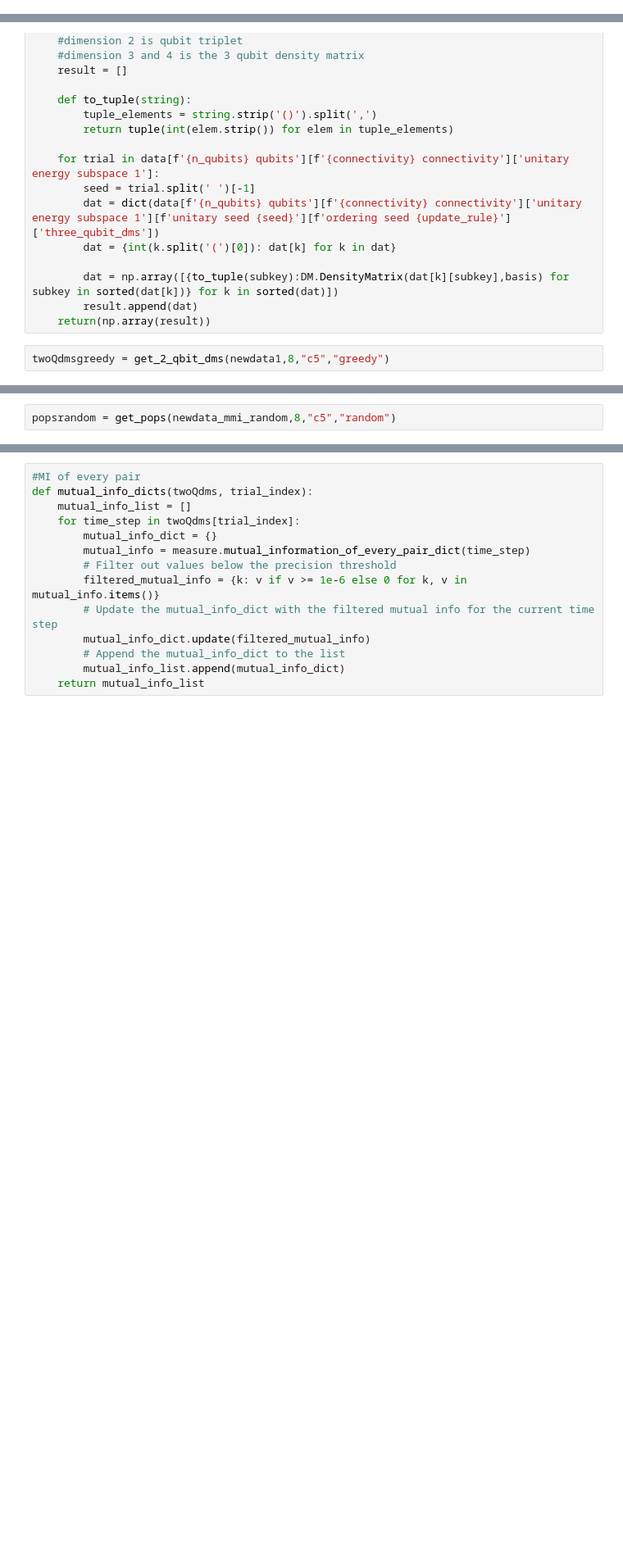
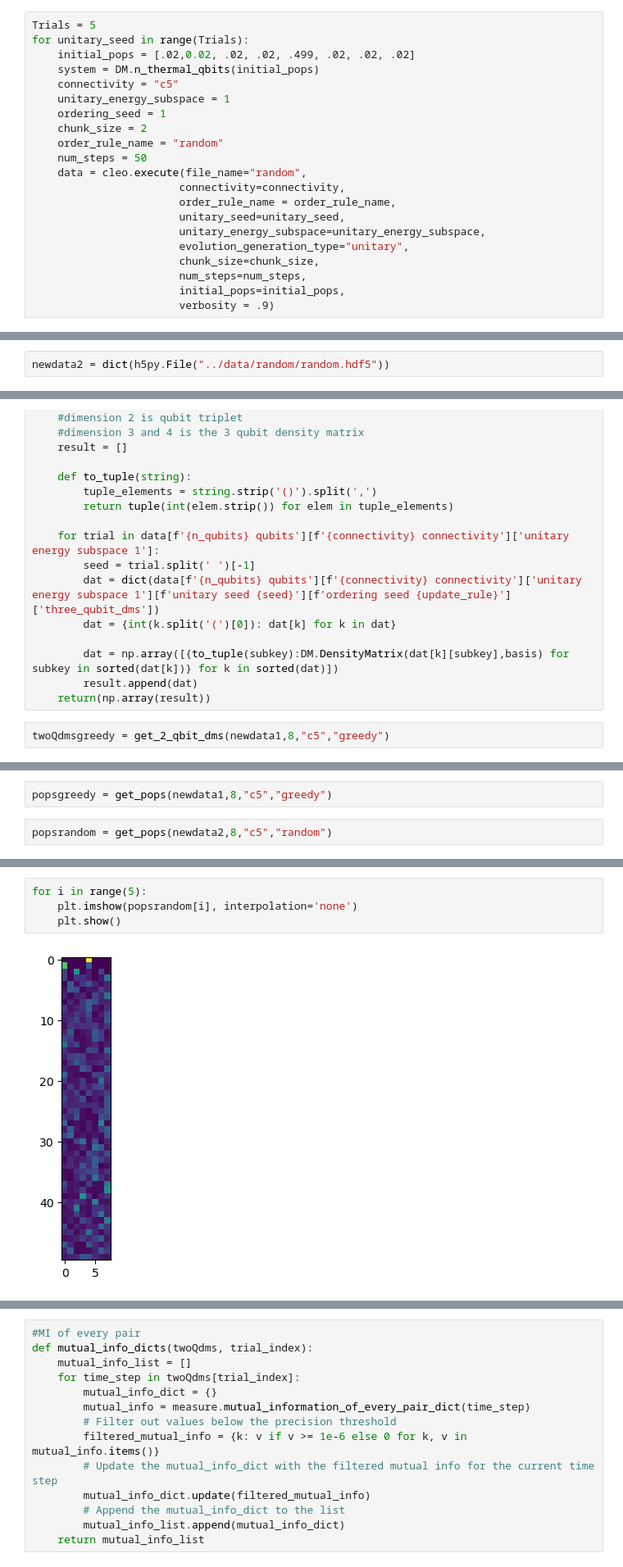
Before and after one commit to jacksonhenry3/Qnibble, a Jupyter notebook: Notebooks/MI_complexity_measures.ipynb, the cells around one changed output, grey strips where cells are left out. Shown at 82% size. Saved outputs shown, nothing was run; the diff lists cells and outputs as text; blank space fills up the shorter version.

```diff
--- a/Notebooks/MI_complexity_measures.ipynb
+++ b/Notebooks/MI_complexity_measures.ipynb
@@ -49,3 +68,24 @@ for unitary_seed in range(Trials):
 import sys as SYS; SYS.path.insert(0, '../..')
 from Scripts import hdf5merge
 hdf5merge.merge_hdf5_files("../data/greedy")
+# %%
+Trials = 5
+for unitary_seed in range(Trials):
+    initial_pops = [.02,0.02, .02, .02, .499, .02, .02, .02]
+    system = DM.n_thermal_qbits(initial_pops)
+    connectivity = "c5"
+    unitary_energy_subspace = 1
+    ordering_seed = 1
+    chunk_size = 2
+    order_rule_name = "random"
+    num_steps = 50
+    data = cleo.execute(file_name="random",
+                       connectivity=connectivity,
+                       order_rule_name = order_rule_name,
+                       unitary_seed=unitary_seed,
+                       unitary_energy_subspace=unitary_energy_subspace,
+                       evolution_generation_type="unitary",
+                       chunk_size=chunk_size,
+                       num_steps=num_steps,
+                       initial_pops=initial_pops,
+                       verbosity = .9)
@@ -62,6 +127,8 @@ from src import ket as ket
 from src import density_matrix as DM
 # %%
 newdata1 = dict(h5py.File("../data/greedy/greedy.hdf5"))
+# %%
+newdata2 = dict(h5py.File("../data/random/random.hdf5"))
 # %%
 def get_pops(data, n_qubits, connectivity,update_rule):
     #dimension 0 is each trial
@@ -122,5 +191,7 @@ twoQdmsgreedy = get_2_qbit_dms(newdata1,8,"c5","greedy")
 # %%
-popsrandom = get_pops(newdata_mmi_random,8,"c5","random")
+popsgreedy = get_pops(newdata1,8,"c5","greedy")
+# %%
+popsrandom = get_pops(newdata2,8,"c5","random")
 # %%
 for i in range(5):
     plt.imshow(popsgreedy[i], interpolation='none')
@@ -127,0 +205,6 @@ for i in range(5):
+# %%
+for i in range(5):
+    plt.imshow(popsrandom[i], interpolation='none')
+    plt.show()
+# %% [output]
+[figure, added]
```
Also changed, not shown: parts of 17 cells of this notebook.
